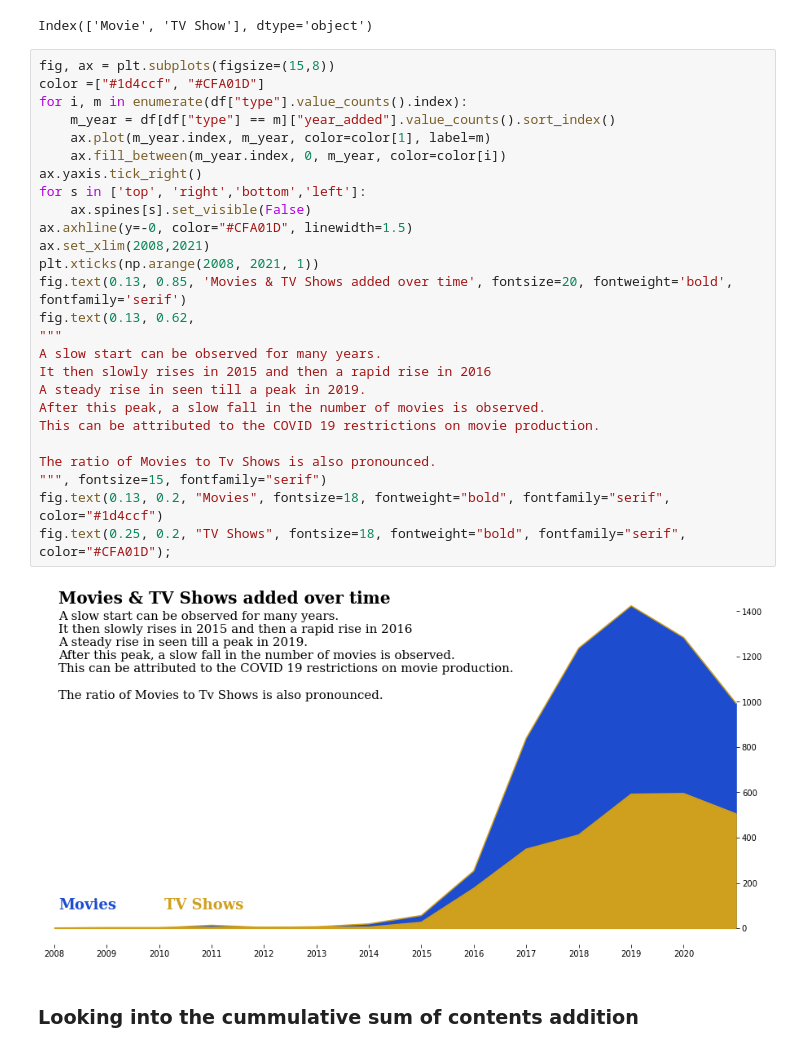
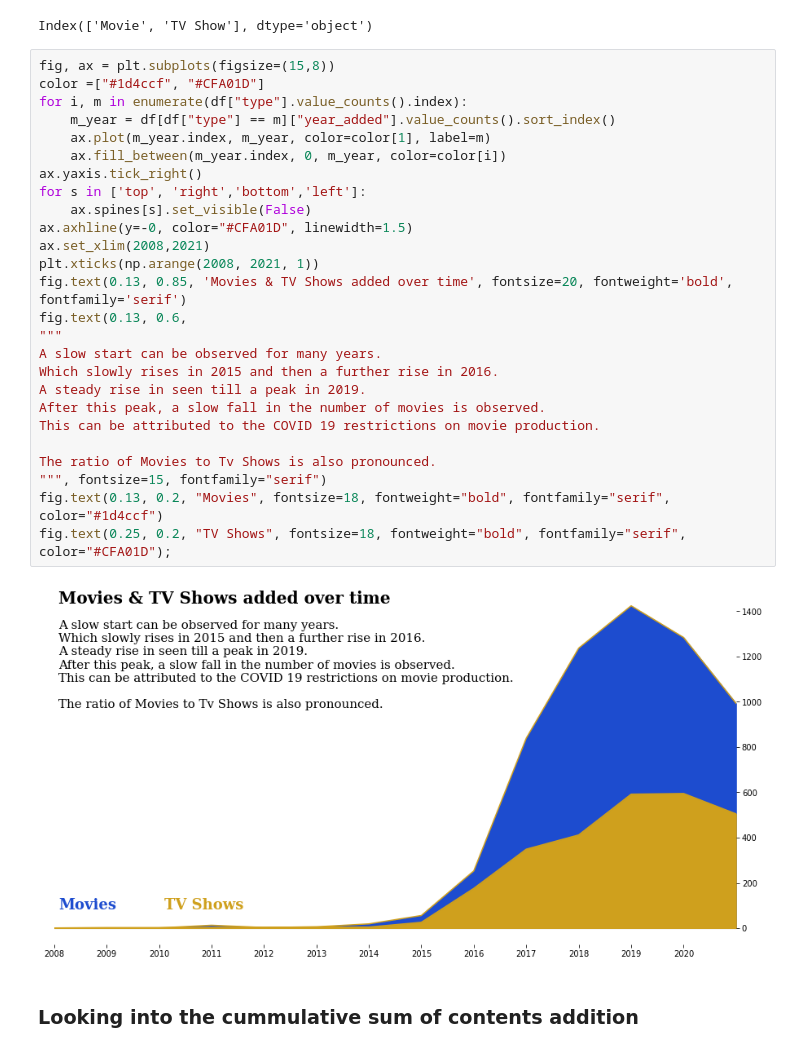
Before and after one commit to TheBlueZayn/Netflix-EDA, a Jupyter notebook: main.ipynb, the cells around one changed output. Cells and saved outputs as stored; diff of their text form.

```diff
--- a/main.ipynb
+++ b/main.ipynb
@@ -502,31 +502,31 @@ Index(['Movie', 'TV Show'], dtype='object')
 # %%
 fig, ax = plt.subplots(figsize=(15,8))
 color =["#1d4ccf", "#CFA01D"]
 for i, m in enumerate(df["type"].value_counts().index):
     m_year = df[df["type"] == m]["year_added"].value_counts().sort_index()
     ax.plot(m_year.index, m_year, color=color[1], label=m)
     ax.fill_between(m_year.index, 0, m_year, color=color[i])
 ax.yaxis.tick_right()
 for s in ['top', 'right','bottom','left']:
     ax.spines[s].set_visible(False)
 ax.axhline(y=-0, color="#CFA01D", linewidth=1.5)
 ax.set_xlim(2008,2021)
 plt.xticks(np.arange(2008, 2021, 1))
 fig.text(0.13, 0.85, 'Movies & TV Shows added over time', fontsize=20, fontweight='bold', fontfamily='serif')
-fig.text(0.13, 0.62,
+fig.text(0.13, 0.6,
 """
 A slow start can be observed for many years.
-It then slowly rises in 2015 and then a rapid rise in 2016
+Which slowly rises in 2015 and then a further rise in 2016.
 A steady rise in seen till a peak in 2019.
 After this peak, a slow fall in the number of movies is observed.
 This can be attributed to the COVID 19 restrictions on movie production.
 
 The ratio of Movies to Tv Shows is also pronounced.
 """, fontsize=15, fontfamily="serif")
 fig.text(0.13, 0.2, "Movies", fontsize=18, fontweight="bold", fontfamily="serif", color="#1d4ccf")
 fig.text(0.25, 0.2, "TV Shows", fontsize=18, fontweight="bold", fontfamily="serif", color="#CFA01D");
 # %% [output]
-[figure, old version]
+[figure, new version]
 # %% [markdown]
 ### Looking into the cummulative sum of contents addition
 # %%
```
Also changed, not shown: parts of 2 cells of this notebook.
